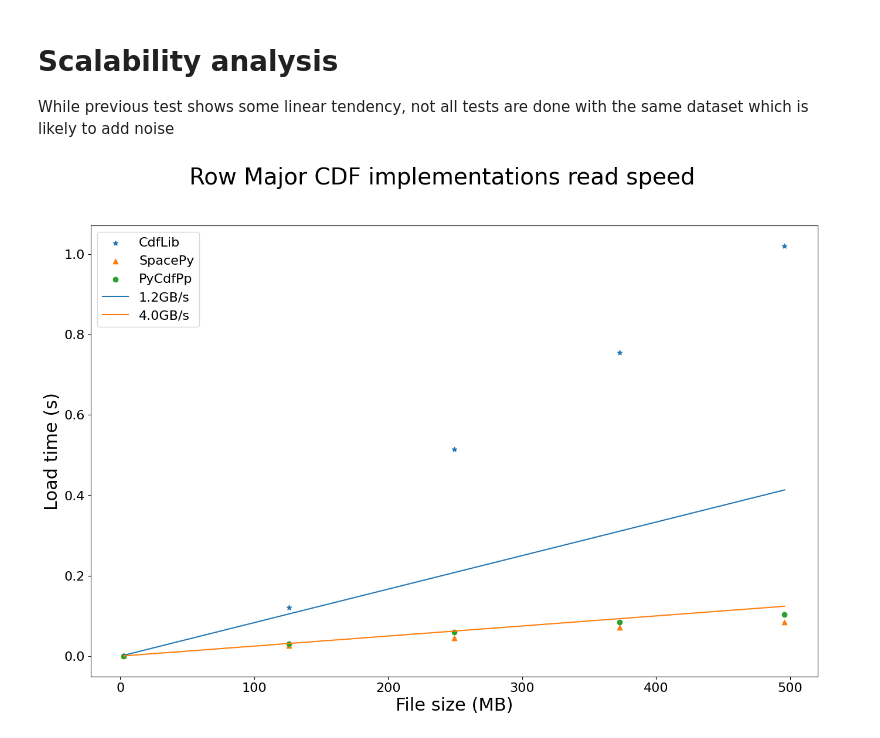
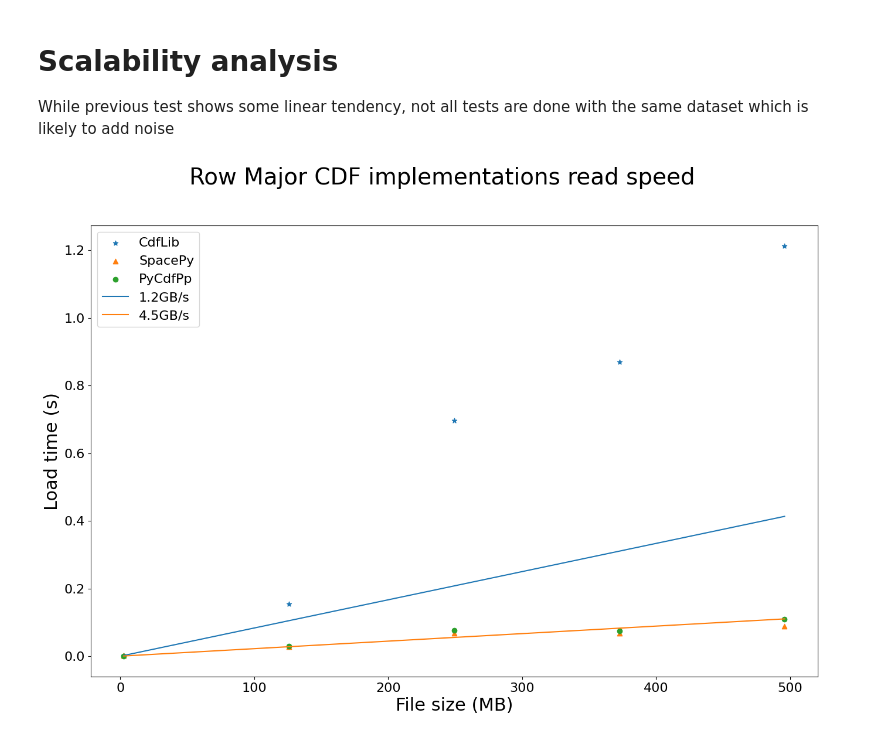
Before and after one commit to SciQLop/CDFpp, a Jupyter notebook: notebooks/benchmarks.ipynb, the cells around one changed output. Drawn from its saved outputs; the diff is of its cells as text; code cells hidden in the pictures.

```diff
--- a/notebooks/benchmarks.ipynb
+++ b/notebooks/benchmarks.ipynb
@@ -51,15 +56,15 @@ urls = [
     "https://hephaistos.lpp.polytechnique.fr/data/mirrors/CDF/test_files/po_h9_pwi_1997010103_v01.cdf",
     # "https://hephaistos.lpp.polytechnique.fr/data/mirrors/CDF/test_files/bigcdf_compressed.cdf",
     "https://hephaistos.lpp.polytechnique.fr/data/mirrors/CDF/test_files/mms1_scm_srvy_l2_scsrvy_20190301_v2.2.0.cdf",
-    "https://lasp.colorado.edu/mms/sdc/public/about/browse/mms1/edp/fast/l2/dce/2022/11/mms1_edp_fast_l2_dce_20221110_v3.0.0.cdf",
-    "https://lasp.colorado.edu/mms/sdc/public/about/browse/mms1/fpi/fast/l2/des-dist/2022/11/mms1_fpi_fast_l2_des-dist_20221103060000_v3.4.0.cdf",
-    "https://cdaweb.gsfc.nasa.gov/pub/data/solar-orbiter/rpw/science/l3/bia-efield/2022/solo_l3_rpw-bia-efield_20221118_v01.cdf",
-    "https://cdaweb.gsfc.nasa.gov/pub/data/solar-orbiter/rpw/science/l3/bia-efield/2022/solo_l3_rpw-bia-efield_20221108_v01.cdf",
-    "https://cdaweb.gsfc.nasa.gov/pub/data/solar-orbiter/rpw/science/l3/bia-efield/2022/solo_l3_rpw-bia-efield_20221027_v01.cdf",
-    "https://cdaweb.gsfc.nasa.gov/pub/data/solar-orbiter/rpw/science/l3/bia-efield/2022/solo_l3_rpw-bia-efield_20221129_v01.cdf",
-    "https://cdaweb.gsfc.nasa.gov/pub/data/solar-orbiter/rpw/science/l3/bia-efield/2022/solo_l3_rpw-bia-efield_20221023_v01.cdf",
-    "https://cdaweb.gsfc.nasa.gov/pub/data/solar-orbiter/rpw/science/l3/bia-efield/2022/solo_l3_rpw-bia-efield_20221003_v01.cdf",
-    "https://cdaweb.gsfc.nasa.gov/pub/data/solar-orbiter/rpw/science/l3/bia-efield/2022/solo_l3_rpw-bia-efield_20220906_v01.cdf",
+    "https://sciqlop.lpp.polytechnique.fr/cdaweb-data/pub/data/mms/mms1/edp/fast/l2/dce/2022/11/mms1_edp_fast_l2_dce_20221110_v3.1.0.cdf",
+    "https://sciqlop.lpp.polytechnique.fr/cdaweb-data/pub/data/mms/mms1/fpi/fast/l2/des-dist/2022/11/mms1_fpi_fast_l2_des-dist_20221128220000_v3.4.1.cdf",
+    "https://sciqlop.lpp.polytechnique.fr/cdaweb-data/pub/data/solar-orbiter/rpw/science/l3/bia-efield/2022/solo_l3_rpw-bia-efield_20221118_v03.cdf",
+    "https://sciqlop.lpp.polytechnique.fr/cdaweb-data/pub/data/solar-orbiter/rpw/science/l3/bia-efield/2022/solo_l3_rpw-bia-efield_20221108_v03.cdf",
+    "https://sciqlop.lpp.polytechnique.fr/cdaweb-data/pub/data/solar-orbiter/rpw/science/l3/bia-efield/2022/solo_l3_rpw-bia-efield_20221027_v03.cdf",
+    "https://sciqlop.lpp.polytechnique.fr/cdaweb-data/pub/data/solar-orbiter/rpw/science/l3/bia-efield/2022/solo_l3_rpw-bia-efield_20221129_v03.cdf",
+    "https://sciqlop.lpp.polytechnique.fr/cdaweb-data/pub/data/solar-orbiter/rpw/science/l3/bia-efield/2022/solo_l3_rpw-bia-efield_20221023_v03.cdf",
+    "https://sciqlop.lpp.polytechnique.fr/cdaweb-data/pub/data/solar-orbiter/rpw/science/l3/bia-efield/2022/solo_l3_rpw-bia-efield_20221003_v03.cdf",
+    "https://sciqlop.lpp.polytechnique.fr/cdaweb-data/pub/data/solar-orbiter/rpw/science/l3/bia-efield/2022/solo_l3_rpw-bia-efield_20220906_v03.cdf",
 ]
 
 cdf_corpus = list(map(lambda u: f"{BENCHMARK_WORKDIR}/{u.split('/')[-1]}", urls))
@@ -67,13 +72,13 @@ cdf_corpus = list(map(lambda u: f"{BENCHMARK_WORKDIR}/{u.split('/')[-1]}", urls)
 list(map(download_file, urls))
 
 cdf_corpus_details = {
-    fname: SimpleNamespace(
-        size=file_size(fname),
-        size_MB=file_size(fname) / 1000**2,
-        is_compressed=is_compressed(fname),
-    )
-    for fname in cdf_corpus
-}
+        fname: SimpleNamespace(
+            size=file_size(fname),
+            size_MB=file_size(fname) / 1000**2,
+            is_compressed=is_compressed(fname),
+        )
+        for fname in cdf_corpus
+    }
 # %%
 class CdfLib:
     @staticmethod
@@ -452,7 +457,7 @@ def scalability_test(title, slopes, col_major=False, compress_vars=False):
     plt.suptitle(title)
     plt.show()
 # %%
-scalability_test("Row Major CDF implementations read speed", [1.2, 4.], col_major=False, compress_vars=False)
+scalability_test("Row Major CDF implementations read speed", [1.2, 4.5], col_major=False, compress_vars=False)
 # %% [output]
-[figure, old version]
+[figure, new version]
 # %%
```
Also changed, not shown: parts of 12 cells of this notebook.
